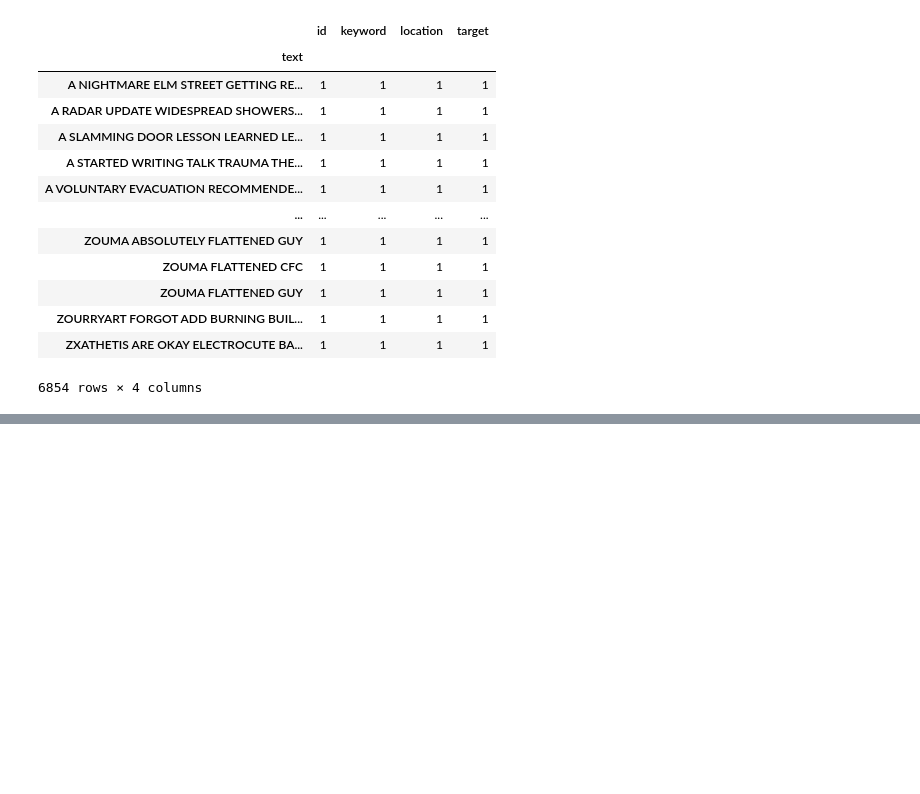
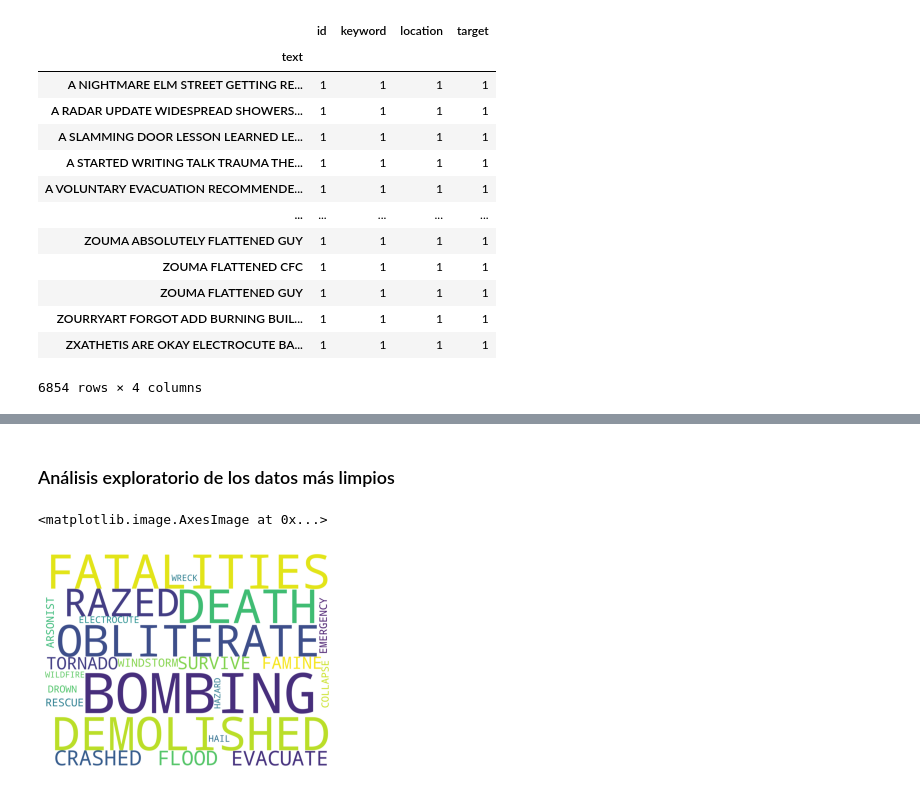
Before and after one commit to ElPapuchon/Proyecto_2_DS, a Jupyter notebook: Proyecto2.ipynb, the cells around one changed output, grey strips where cells are left out. Saved outputs shown, nothing was run; the diff lists cells and outputs as text; code cells hidden in the pictures; blank space fills up the shorter version.

```diff
--- a/Proyecto2.ipynb
+++ b/Proyecto2.ipynb
@@ -275,0 +313,12 @@ data.groupby("location").count()
+# %%
+# limpiamos los na
+Y = limpiar_na(Y)
+# %%
+# reemplazamos los espacios por "_"
+for i in range(len(Y)):
+  word = Y[i]
+  new = word.replace(" ", "_")
+  Y[i] = new
+# %%
+# sobreescribimos en el dataframe
+data["keyword"] = Y
@@ -275,0 +347,12 @@ data.groupby("location").count()
+# %% [markdown]
+### Análisis exploratorio de los datos más limpios
+# %%
+text = " ".join(review for review in data.keyword.astype(str))
+# %%
+wordcloud = WordCloud(background_color="white", width=4200, height=3200,collocations = False,
+                          stopwords=STOPWORDS).generate(text)
+plt.axis("off")
+plt.imshow(wordcloud)
+# %% [output]
+<matplotlib.image.AxesImage at 0x...>
+[figure, added]
```
Also changed, not shown: parts of 33 cells of this notebook.
